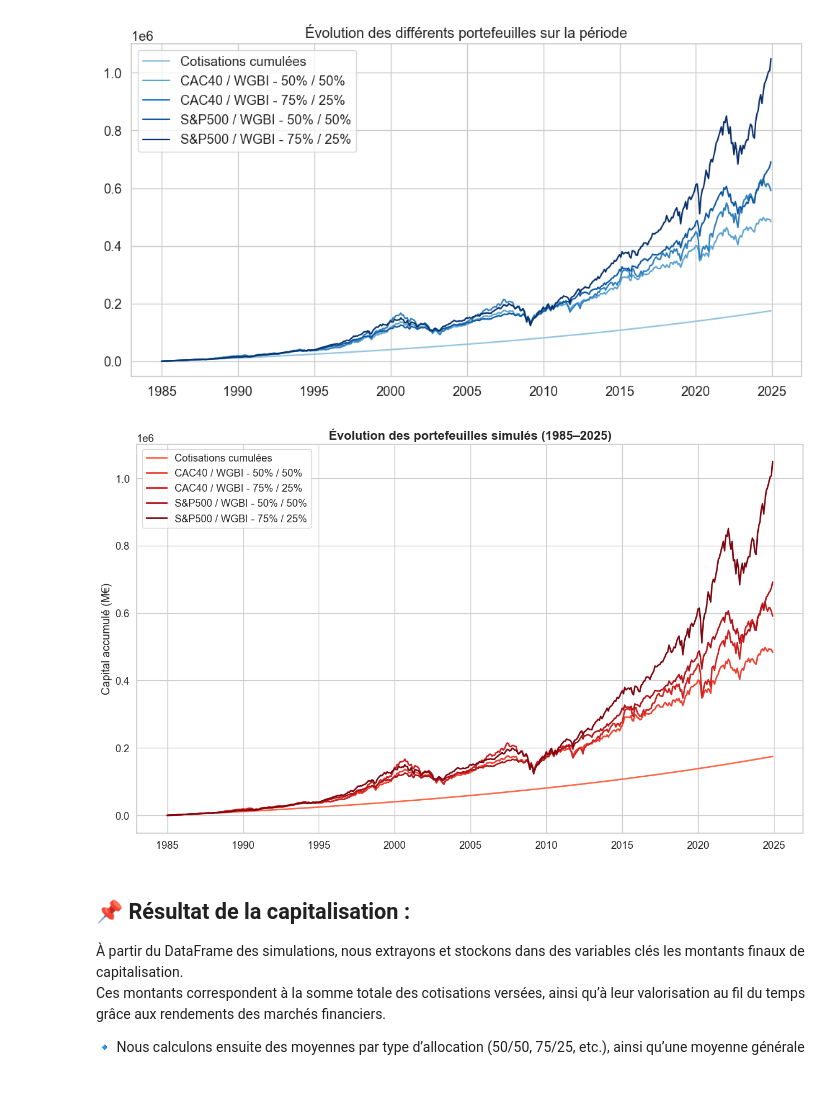
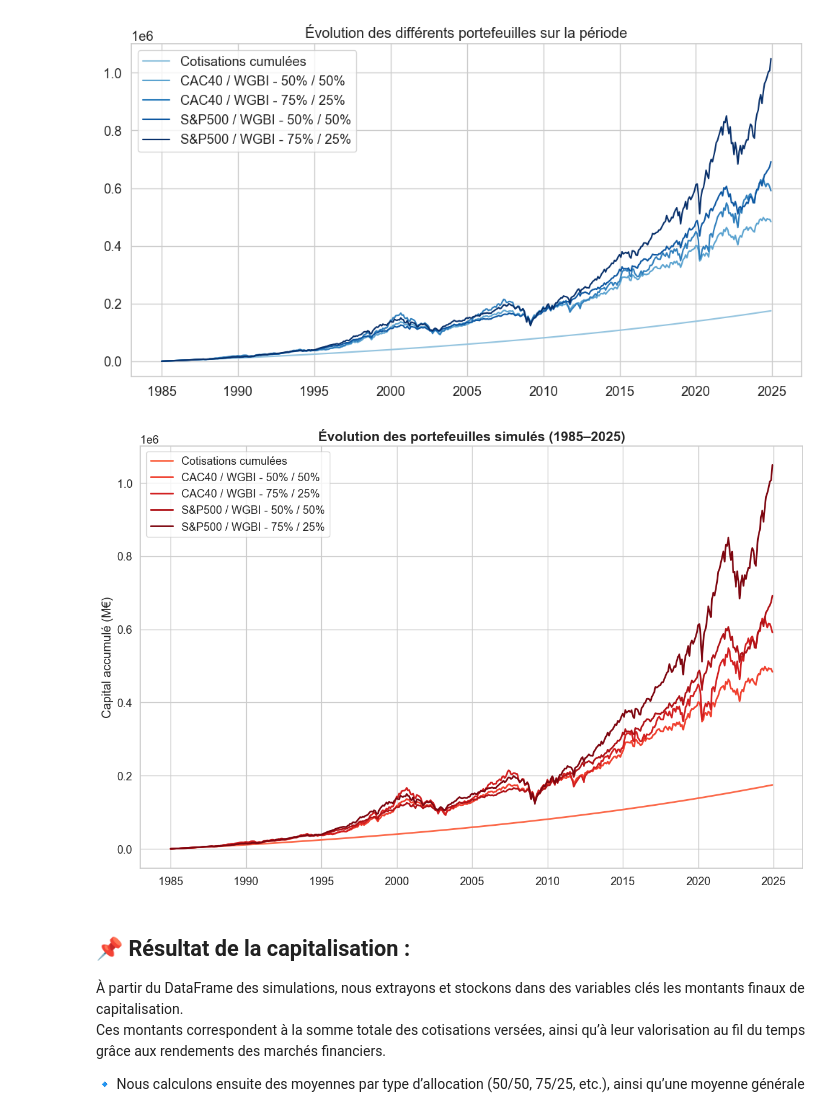
Before and after one commit to Vincent-20-100/backtest_retraites, a Jupyter notebook: notebooks/Backtest.ipynb, the cells around one changed output. Saved outputs shown, nothing was run; the diff lists cells and outputs as text; code cells hidden in the pictures; blank space fills up the shorter version.

```diff
--- a/notebooks/Backtest.ipynb
+++ b/notebooks/Backtest.ipynb
@@ -297,35 +297,35 @@ allocations = ['cotisations_cumulees', 'CAC40_50/50', 'CAC40_75/25', 'SNP500_50/
 labels = ["Cotisations cumulées",
           "CAC40 / WGBI - 50% / 50%",
           "CAC40 / WGBI - 75% / 25%",
           "S&P500 / WGBI - 50% / 50%",
           "S&P500 / WGBI - 75% / 25%"]
 
 # Couleurs (Rouge dégradé)
 steps = np.linspace(0.5, 0.95, len(allocations))
 reds_cmap = sns.color_palette("Reds", as_cmap=True)
 colors = [reds_cmap(step) for step in steps]
 
 # Création de la figure
-plt.figure(figsize=(13, 8))
+plt.figure(figsize=(12, 8))
 
 # Tracer chaque courbe avec la couleur et le label associés
 for i, col in enumerate(allocations):
     sns.lineplot(data=df_, x=df_.index, y=col, label=labels[i], color=colors[i], linewidth=2)
 
 # Titre et axes
 plt.title("Évolution des portefeuilles simulés (1985–2025)", fontsize=16, fontweight='bold')
 plt.xlabel("")
 plt.ylabel("Capital accumulé (M€)")
 plt.legend(loc="upper left")
 plt.tight_layout()
 
 # Sauvegarde HD
 plt.savefig("charts/perf_portefeuilles_red.png", dpi=300, bbox_inches='tight')
 
 # Affichage
 plt.show()
 # %% [output]
-[figure, old version]
+[figure, new version]
 # %% [markdown]
 ## 📌 Résultat de la capitalisation :
 
```
Also changed, not shown: parts of 2 cells of this notebook, 2 other files.
